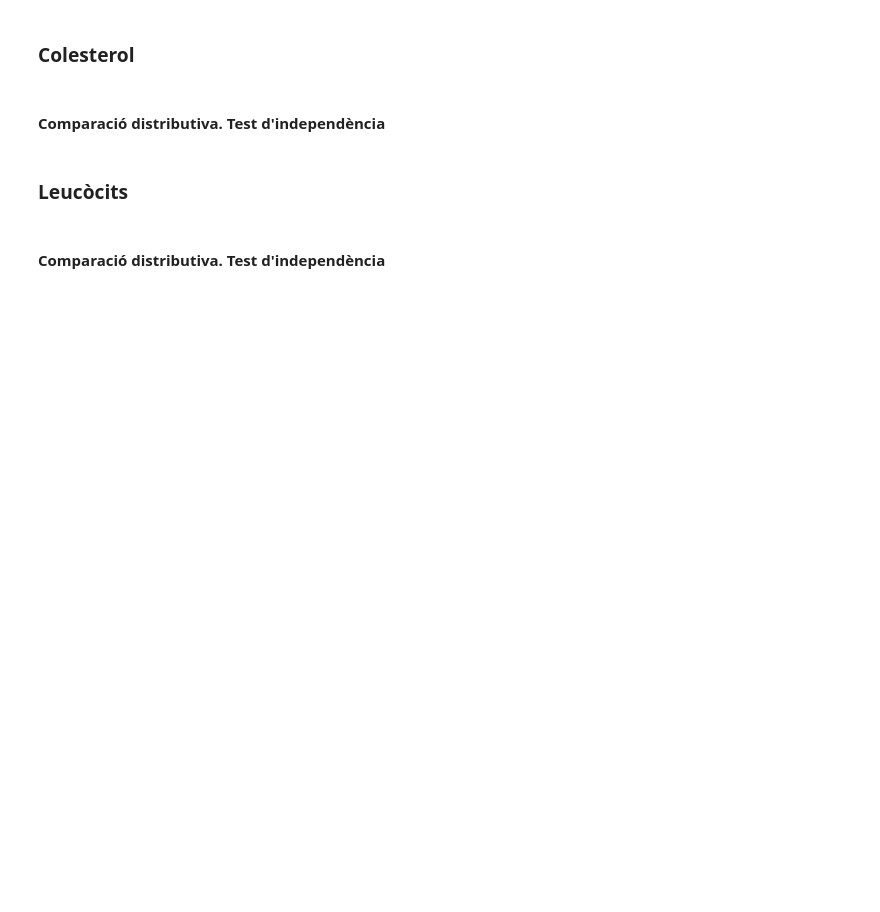
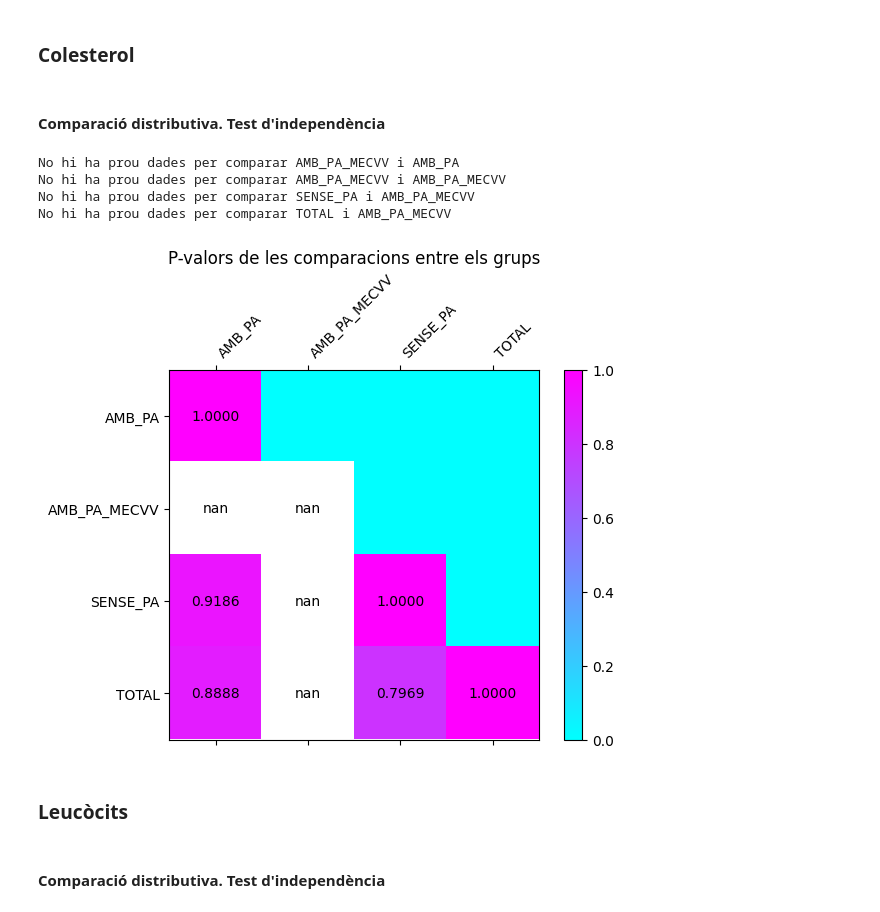
Before and after one commit to MCastelH/PRACTICUM, a Jupyter notebook: general+tests+lab.ipynb, the cells around one changed output. Saved outputs shown, nothing was run; the diff lists cells and outputs as text; code cells hidden in the pictures; blank space fills up the shorter version.

```diff
--- a/general+tests+lab.ipynb
+++ b/general+tests+lab.ipynb
@@ -413,7 +594,13 @@ test_indepe_plot({'AMB_PA': AMB_PA['Hemoglobin'], 'AMB_PA_MECVV': AMB_PA_MECVV['
 # %% [markdown]
 #### Comparació distributiva. Test d'independència
 # %%
-test_indepe_plot({'AMB_PA': AMB_PA['Total Cholesterol'], 'AMB_PA_MECVV': AMB_PA_MECVV['Total Cholesterol'], 'SENSE_PA': SENSE_PA['Total Cholesterol'], 'TOTAL': TOTAL['Total Cholesterol']})
+test_indepe_plot({'AMB_PA': AMB_PA['Colesterol total'], 'AMB_PA_MECVV': AMB_PA_MECVV['Colesterol total'], 'SENSE_PA': SENSE_PA['Colesterol total'], 'TOTAL': TOTAL['Colesterol total']})
+# %% [output]
+No hi ha prou dades per comparar AMB_PA_MECVV i AMB_PA
+No hi ha prou dades per comparar AMB_PA_MECVV i AMB_PA_MECVV
+No hi ha prou dades per comparar SENSE_PA i AMB_PA_MECVV
+No hi ha prou dades per comparar TOTAL i AMB_PA_MECVV
+[figure, added]
 # %% [markdown]
 ### Leucòcits
 # %% [markdown]
```
Also changed, not shown: parts of 21 cells of this notebook, 6 other files.
